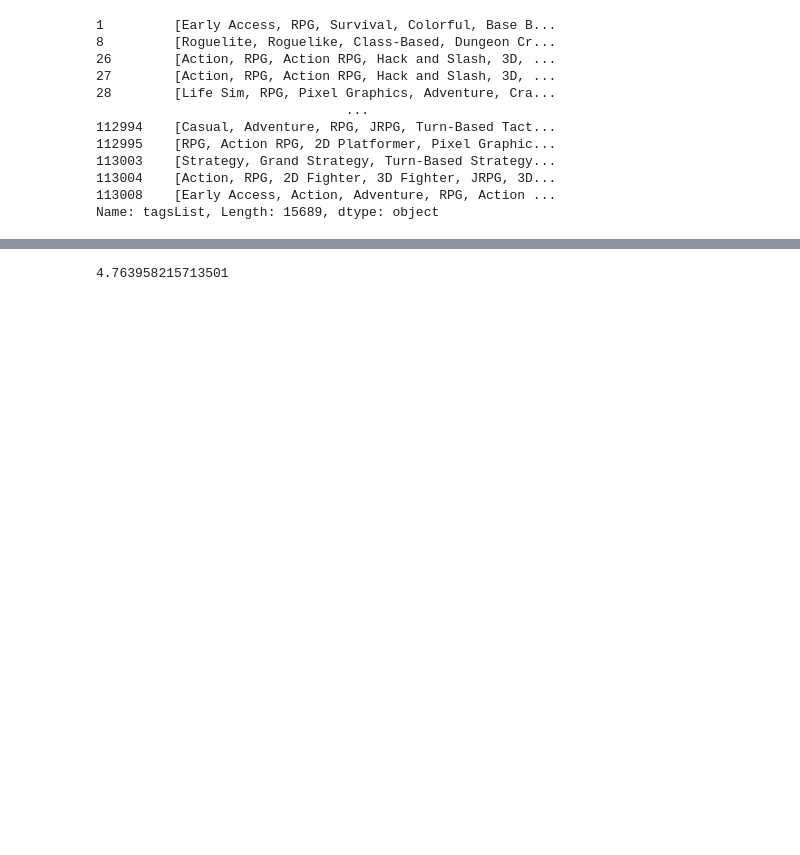
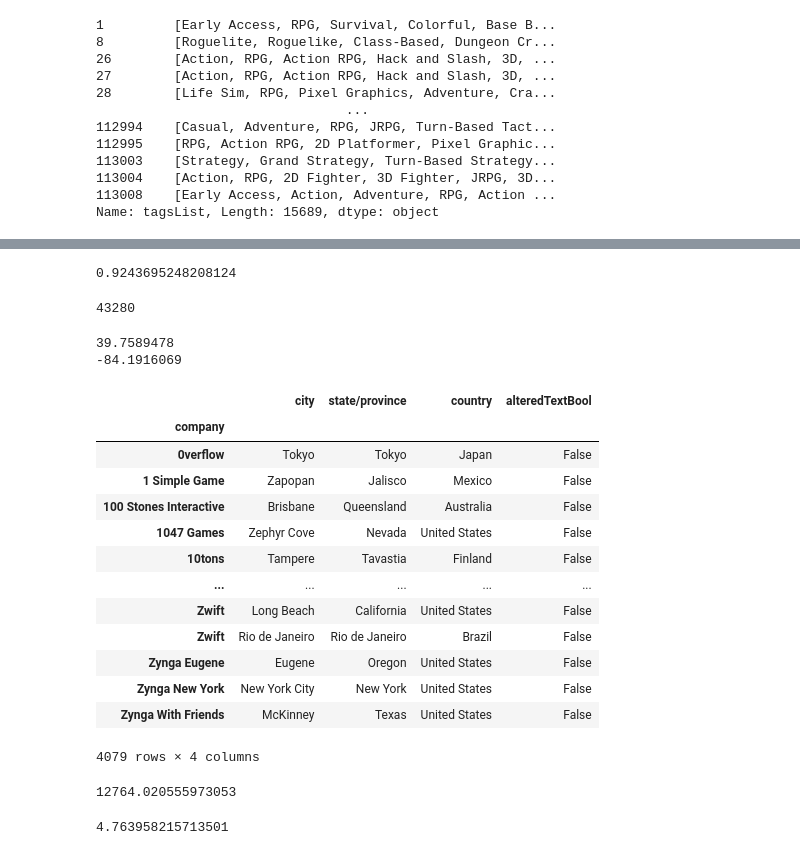
Before and after one commit to isam7/SteamScraping, a Jupyter notebook: Steam Data Analysis.ipynb, the cells around one changed output, grey strips where cells are left out. Drawn from its saved outputs; the diff is of its cells as text; code cells hidden in the pictures; blank space fills up the shorter version.

```diff
--- a/Steam Data Analysis.ipynb
+++ b/Steam Data Analysis.ipynb
@@ -241,0 +176,3 @@ print(time.time() - startTime)
+# %%
+#Get game developer location data
+gameDevLocations = pd.read_csv('GameDevLocations.csv',skip_blank_lines=True).dropna()
@@ -242,3 +206,79 @@ print(time.time() - startTime)
+# %%
+gameDevCountryList.count([np.nan])/len(gameDevCountryList)
+# %% [output]
+0.9243695248208124
+# %%
+len(rawGames.developerName.unique())
+# %% [output]
+43280
+# %%
+address = 'Dayton'
+url = 'https://nominatim.openstreetmap.org/search/' + urllib.parse.quote(address) +'?format=json'
+
+response = requests.get(url).json()
+print(response[0]["lat"])
+print(response[0]["lon"])
+# %% [output]
+39.7589478
+-84.1916069
+# %%
+gameDevLocations
+# %% [output]
+|  | city | state/province | country | alteredTextBool |
+| company |  |  |  |  |
+| 0verflow | Tokyo | Tokyo | Japan | False |
+| 1 Simple Game | Zapopan | Jalisco | Mexico | False |
+| 100 Stones Interactive | Brisbane | Queensland | Australia | False |
+| 1047 Games | Zephyr Cove | Nevada | United States | False |
+| 10tons | Tampere | Tavastia | Finland | False |
+| ... | ... | ... | ... | ... |
+| Zwift | Long Beach | California | United States | False |
+| Zwift | Rio de Janeiro | Rio de Janeiro | Brazil | False |
+| Zynga Eugene | Eugene | Oregon | United States | False |
+| Zynga New York | New York City | New York | United States | False |
+| Zynga With Friends | McKinney | Texas | United States | False |
+4079 rows × 4 columns
+# %%
+#Find number of games with each tag in every year since oldest game on Steam
+
+from os.path import exists
+
+startDate = min(rawGames['releaseDate']).year
+endDate = dt.now().year
+
+#All unique tag names
+uniqueTagNames = pd.Series([j for i in range(len(rawGames.tagsList)) for j in rawGames.tagsList[i]]).unique()
+
+startTime = time.time()
+
+if exists('SteamGamesTimeSeries.csv'):
+    gamesTimeSeries = pd.read_csv('SteamGamesTimeSeries.csv')
+    timeSeriesCSV.close()
+    print('SteamGamesTimeSeries already exists.')
+
+else:
+    timeSeriesCSV = open('SteamGamesTimeSeries.csv','w+')
+    writer = csv.writer(timeSeriesCSV)
+    writer.writerow(tuple(['tagName']+[i for i in range(startDate,endDate+1)]))
+
+    for tag in uniqueTagNames:
+        dates = range(startDate,endDate+1)
+
+        gamesCount=[]
+        for date in dates:
+            #How many games with this tag were released before "date"?
+
+            tagGames = rawGames[tagBool(rawGames,[tag])]
+
+            gamesCount.append(len(tagGames[[tagGames['releaseDate'][i].year < date for i in tagGames.index]].index))
+
+        writer.writerow(tuple([tag] + gamesCount))
+
+    timeSeriesCSV.close()
+
+print(time.time() - startTime)
+# %% [output]
+12764.020555973053
 # %%
 allGamesCount = gameGrowth(rawGames,min(ncrpgs_df['releaseDate']).year)
 # %%
```
Also changed, not shown: parts of 20 cells of this notebook, 1 other file.
